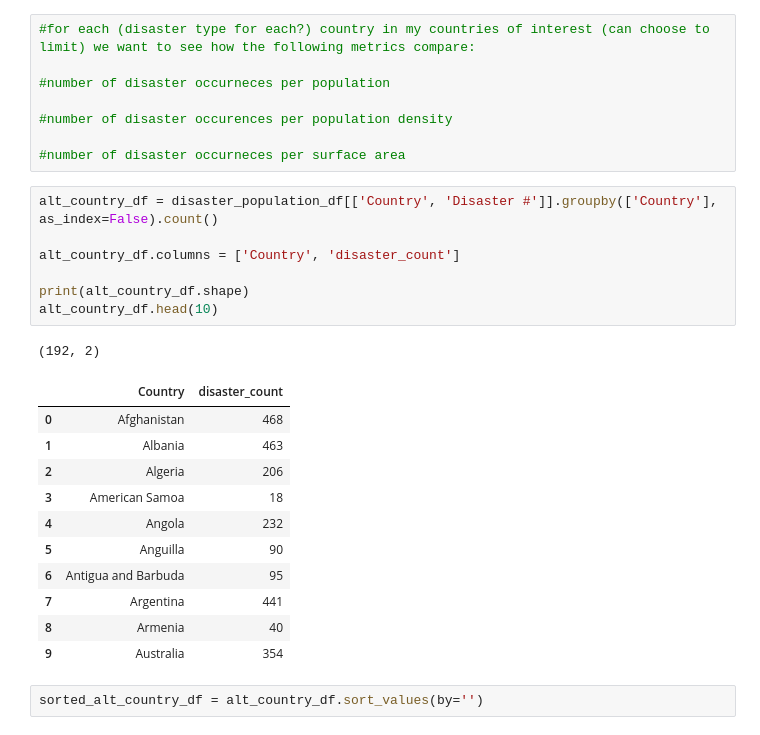
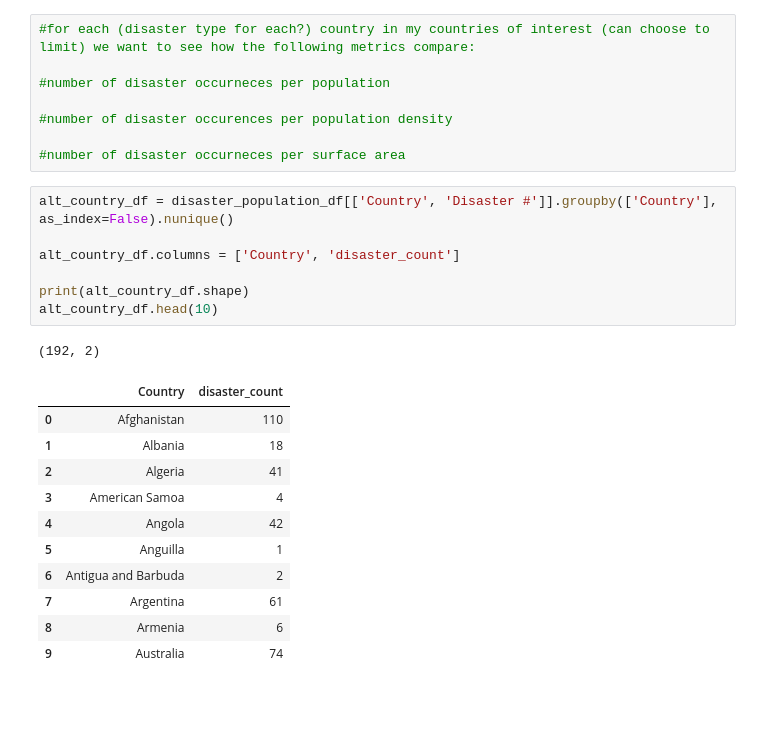
Before and after one commit to KeeganDavis/bootcamp-project-3, a Jupyter notebook: devs/riley/python_and_sql/population_bokeh_visuals.ipynb, the cells around one changed output. Saved outputs shown, nothing was run; the diff lists cells and outputs as text; blank space fills up the shorter version.

```diff
--- a/devs/riley/python_and_sql/population_bokeh_visuals.ipynb
+++ b/devs/riley/python_and_sql/population_bokeh_visuals.ipynb
@@ -52,24 +55,22 @@ country_df.head(10)
 
 #number of disaster occurneces per surface area
 # %%
-alt_country_df = disaster_population_df[['Country', 'Disaster #']].groupby(['Country'], as_index=False).count()
+alt_country_df = disaster_population_df[['Country', 'Disaster #']].groupby(['Country'], as_index=False).nunique()
 
 alt_country_df.columns = ['Country', 'disaster_count']
 
 print(alt_country_df.shape)
 alt_country_df.head(10)
 # %% [output]
 (192, 2)
 |  | Country | disaster_count |
-| 0 | Afghanistan | 468 |
-| 1 | Albania | 463 |
-| 2 | Algeria | 206 |
-| 3 | American Samoa | 18 |
-| 4 | Angola | 232 |
-| 5 | Anguilla | 90 |
-| 6 | Antigua and Barbuda | 95 |
-| 7 | Argentina | 441 |
-| 8 | Armenia | 40 |
-| 9 | Australia | 354 |
+| 0 | Afghanistan | 110 |
+| 1 | Albania | 18 |
+| 2 | Algeria | 41 |
+| 3 | American Samoa | 4 |
+| 4 | Angola | 42 |
+| 5 | Anguilla | 1 |
+| 6 | Antigua and Barbuda | 2 |
+| 7 | Argentina | 61 |
+| 8 | Armenia | 6 |
+| 9 | Australia | 74 |
-# %%
-sorted_alt_country_df = alt_country_df.sort_values(by='')
```
Also changed, not shown: parts of 36 cells of this notebook, 1 other file.
